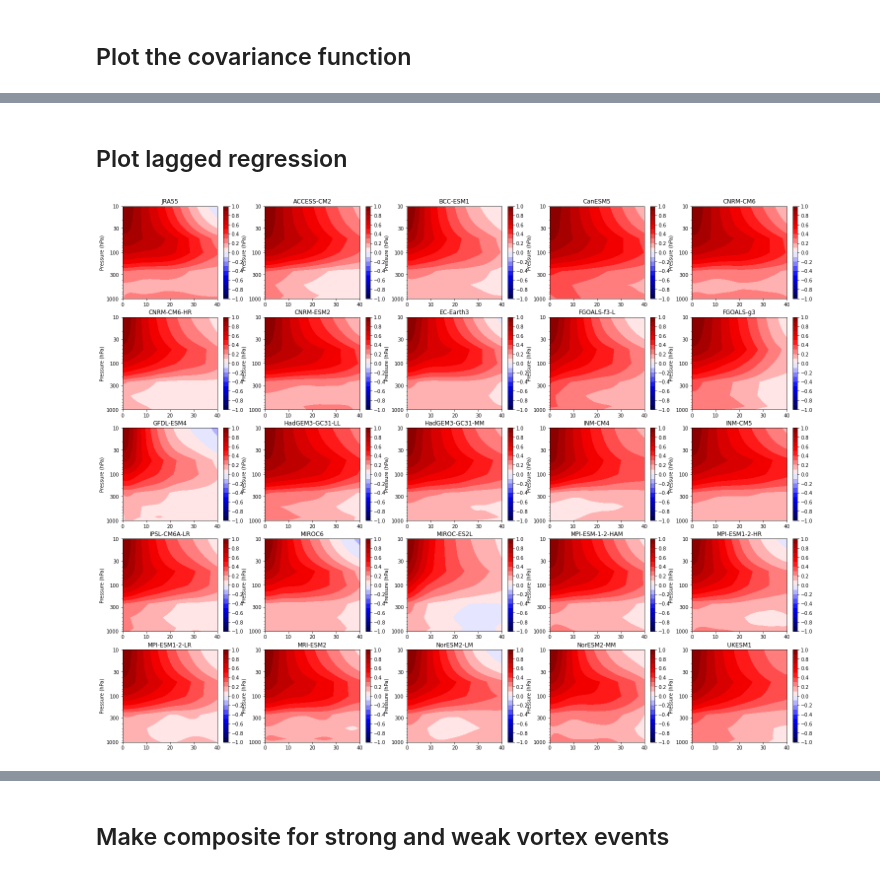
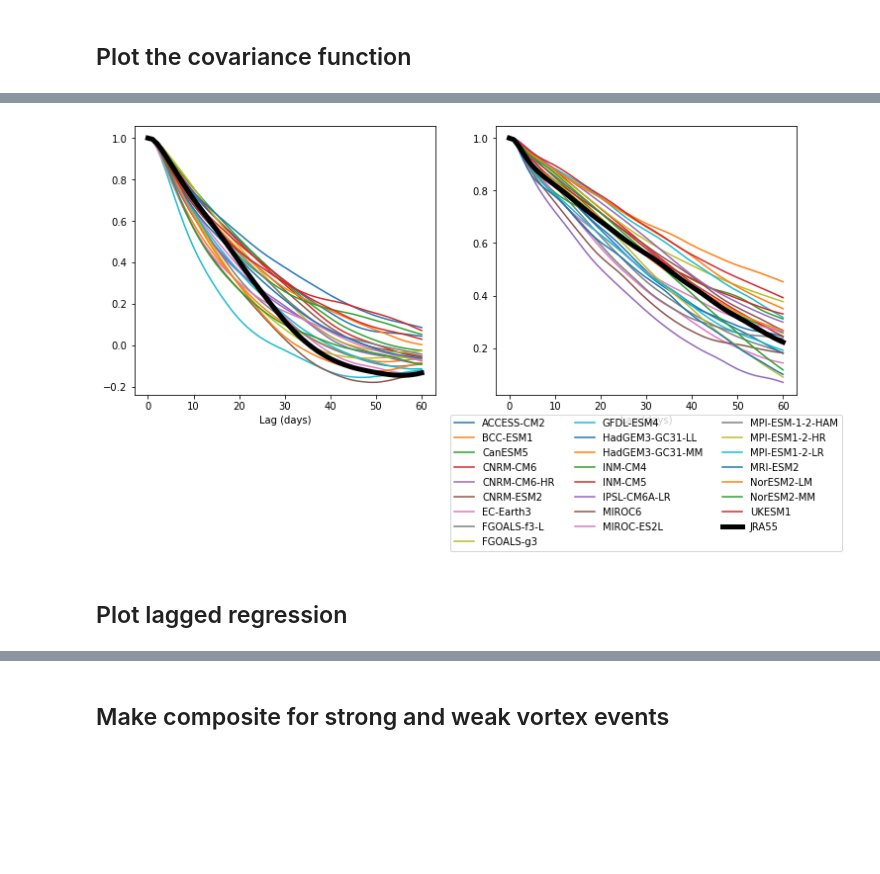
Before and after one commit to gchenpu/python, a Jupyter notebook: AM_indices/read_AM_index_cmip6_winter.ipynb, the cells around one changed output, grey strips where cells are left out. Saved outputs shown, nothing was run; the diff lists cells and outputs as text; code cells hidden in the pictures; blank space fills up the shorter version.

```diff
--- a/AM_indices/read_AM_index_cmip6_winter.ipynb
+++ b/AM_indices/read_AM_index_cmip6_winter.ipynb
@@ -234,44 +170,35 @@ legend = ax1.legend(bbox_to_anchor=(0.5,-0.6), loc='lower center', ncol=3)
+# %%
+
+from AM_plot2_mod import plot_cov, cov_2d
+
+lag_time = 60
+p_level = 10
+y = D0.NAM_slice.data
+k = np.isin(D0.level, p_level).nonzero()[0][0]
+lags = np.linspace(0, lag_time, lag_time+1)
+
+Ct = cov_2d(y[:, :, k], lag_time)
+
+fig = plt.figure(figsize=(12,5))
+ax1 = fig.add_subplot(1, 2, 1)
+for i, D in enumerate(D_list):
+    plot_cov(D, p_level=10, lag_time=lag_time, ax1=ax1, plot="NAM")
+ax1.plot(lags, Ct/Ct[0], color='k', linewidth=5, label=D0.name)
+
+y = D0.SAM_slice.data
+data_size = y.shape[1]
+Ct = cov_2d(y[:, :, k], lag_time)
+
+ax1 = fig.add_subplot(1, 2, 2)
+for i, D in enumerate(D_list):
+    plot_cov(D, p_level=10, lag_time=lag_time, ax1=ax1, plot="SAM")
+ax1.plot(lags, Ct/Ct[0], color='k', linewidth=5, label=D0.name)
+
+legend = ax1.legend(bbox_to_anchor=(0.5,-0.6), loc='lower center', ncol=3)
+
+# if True:
+#         plt.savefig('Figs/Z10_lag_slice.png', transparent=True)
+# %% [output]
+[figure, added]
 # %% [markdown]
 ## Plot lagged regression
-# %%
-# from AM_plot_mod import plot_lag_reg
-def plot_lag_reg(y, p, lag_time=40, model=None):
-
-    data_size = y.shape[1]
-    kk = np.isin(p, 10).nonzero()[0][0]
-    lags = np.linspace(0, lag_time, lag_time+1)
-
-    Ct_p = np.empty((len(y), lag_time+1, y.shape[2]))
-    for n in range(len(y)):
-        for lag in range(lag_time+1):
-            Ct_p[n, lag, :] = y[n, lag:, :].T @ y[n, 0:data_size-lag, kk] / (data_size-lag)
-    Ct_p = Ct_p.mean(axis=0)
-
-    cmax = 1
-    cm = 'seismic' # 'bwr'
-    # fig = plt.figure(figsize=(12,5))
-    # ax = fig.add_subplot(1,2,1)
-    plt.contourf(lags, p, Ct_p.T, np.linspace(-cmax, cmax, 21), cmap=cm)
-    cbar = plt.colorbar()
-    cbar.set_ticks(np.linspace(-cmax, cmax, 11))
-    plt.gca().invert_yaxis()
-    # plt.xlabel('lag (days)')
-    plt.ylabel('Pressure (hPa)')
-    plt.yscale('log')
-    plt.yticks([10, 30, 100, 300, 1000])
-    plt.gca().get_yaxis().set_major_formatter(mpl.ticker.ScalarFormatter())
-    plt.title(f"{model}")
-
-fig = plt.figure(figsize=(25,20))
-ax1 = fig.add_subplot(5, 5, 1)
-y = D0.NAM_slice.data
-p = D0.level
-plot_lag_reg(y, p, model=D0.name)
-
-for i, D in enumerate(D_list):
-    ax1 = fig.add_subplot(5, 5, i+2)
-    y = D.NAM_slice.data
-    p = D.level
-    plot_lag_reg(y, p, model=D.name)
-# %% [output]
-[figure, removed]
```
Also changed, not shown: parts of 9 cells of this notebook, 2 other files.
